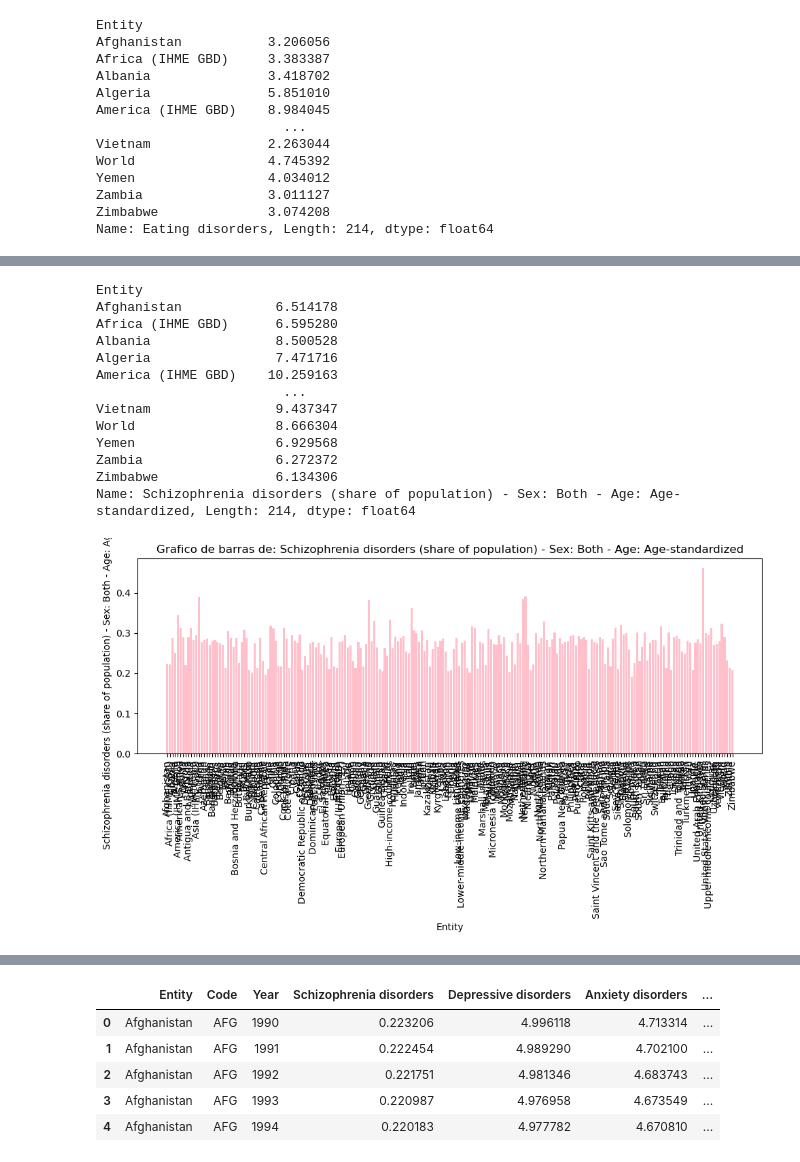
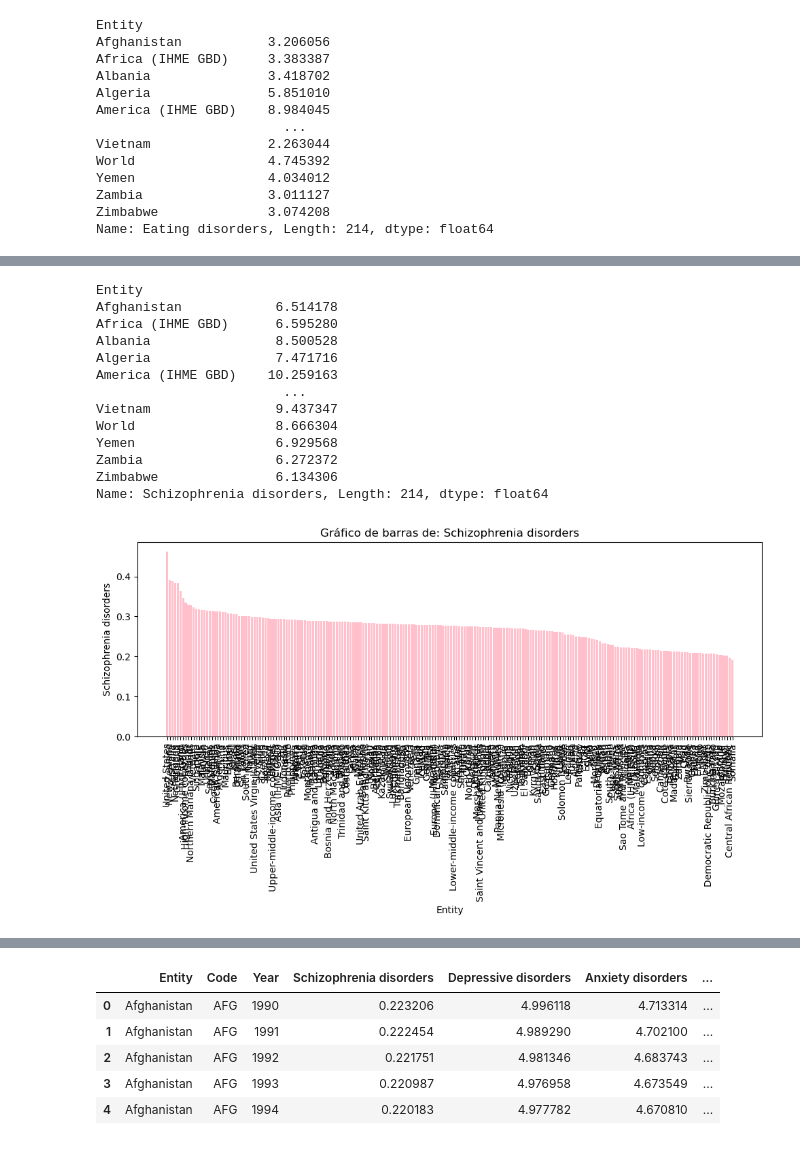
Before and after one commit to Andrea-MJ/Modelos-computacionales, a Jupyter notebook: Examen_2doParcial.ipynb, the cells around one changed output, grey strips where cells are left out. Saved outputs shown, nothing was run; the diff lists cells and outputs as text; code cells hidden in the pictures.

```diff
--- a/Examen_2doParcial.ipynb
+++ b/Examen_2doParcial.ipynb
@@ -189,8 +243,37 @@ Name: Eating disorders (share of population) - Sex: Both - Age: Age-standardized
 # %%
 # Países con mayor esquizofrenia
-df['Schizophrenia disorders'] = df['Schizophrenia disorders (share of population) - Sex: Both - Age: Age-standardized'].replace("<0.1", 0.1).apply(pd.to_numeric, errors='coerce')
-esquizofrenia_paises = df.groupby('Entity')['Schizophrenia disorders (share of population) - Sex: Both - Age: Age-standardized'].sum()
+df['Schizophrenia disorders'] = df['Schizophrenia disorders'].replace("<0.1", 0.1).apply(pd.to_numeric, errors='coerce')
+esquizofrenia_paises = df.groupby('Entity')['Schizophrenia disorders'].sum()
 print(esquizofrenia_paises)
+
+# Agrupar por 'Entity' y sumar los valores de 'Schizophrenia disorders'
+esquizofrenia_paises = df.groupby('Entity', as_index=False)['Schizophrenia disorders'].sum()
+
+# Crear la función para graficar ordenadamente
+def plot_bar(dataframe, nombre_columna):
+    if nombre_columna in dataframe.columns:
+        # Ordenar el DataFrame de mayor a menor
+        df_sorted = dataframe.sort_values(by=nombre_columna, ascending=False)
+
+        # Crear la figura
+        plt.figure(figsize=(10, 6))
+        plt.bar(df_sorted['Entity'], df_sorted[nombre_columna], color='pink')
+
+        # Etiquetas y títulos
+        plt.xlabel('Entity')
+        plt.ylabel(nombre_columna)
+        plt.title(f'Gráfico de barras de: {nombre_columna}')
+
+        # Rotación de etiquetas en el eje X para mejor legibilidad
+        plt.xticks(rotation=90)
+
+        # Ajustar diseño
+        plt.tight_layout()
+
+        # Mostrar el gráfico
+        plt.show()
+    else:
+        print(f"La columna '{nombre_columna}' no existe en el dataframe.")
 # %% [output]
 Entity
 Afghanistan            6.514178
@@ -204,9 +287,9 @@ World                  8.666304
 Yemen                  6.929568
 Zambia                 6.272372
 Zimbabwe               6.134306
-Name: Schizophrenia disorders (share of population) - Sex: Both - Age: Age-standardized, Length: 214, dtype: float64
+Name: Schizophrenia disorders, Length: 214, dtype: float64
 # %%
 # Gráfica de barras mostrando el valor de esquizofrenia y la entidad (país)
-plot_bar(df, 'Schizophrenia disorders (share of population) - Sex: Both - Age: Age-standardized')
+plot_bar(df, 'Schizophrenia disorders')
 # %% [output]
-[figure, old version]
+[figure, new version]
```
Also changed, not shown: parts of 10 cells of this notebook.
